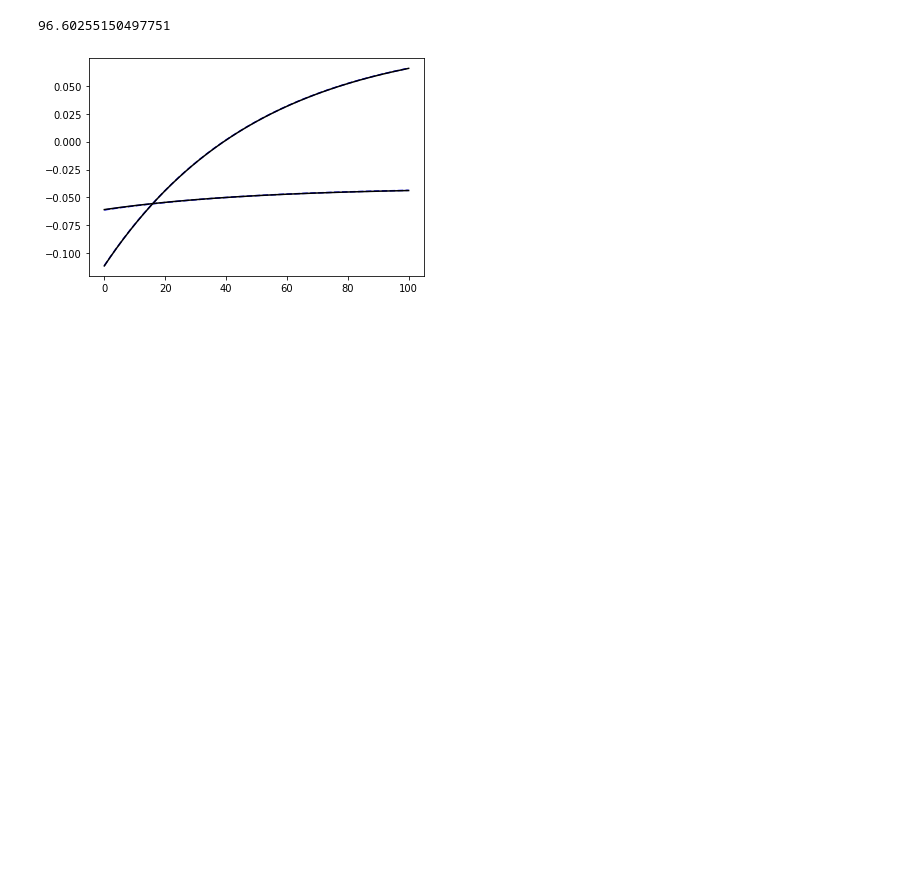
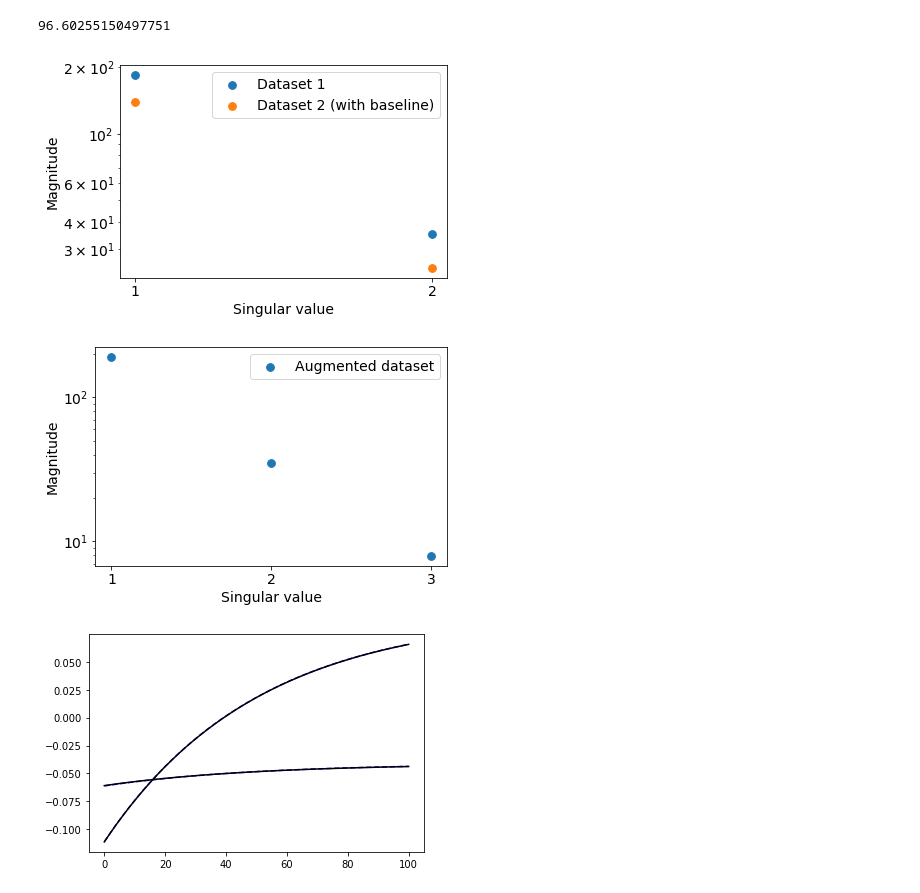
Before and after one commit to dmadea/Jupyter-Tutorials, a Jupyter notebook: Photoreaction kinetics/baseline_effects.ipynb, the cells around one changed output. Saved outputs shown, nothing was run; the diff lists cells and outputs as text; code cells hidden in the pictures; blank space fills up the shorter version.

```diff
--- a/Photoreaction kinetics/baseline_effects.ipynb
+++ b/Photoreaction kinetics/baseline_effects.ipynb
@@ -126,6 +164,30 @@ SVD_power(D_mix)
 [figure]
 [figure]
 96.60255150497751
+# %%
+plt.scatter(np.arange(1, Sr.shape[0]+1,1), Sr, label='Dataset 1', s=60)
+plt.scatter(np.arange(1, Srb.shape[0]+1,1), Srb, label='Dataset 2 (with baseline)', s=60)
+plt.xlabel('Singular value')
+plt.ylabel('Magnitude')
+plt.xticks([1, 2])
+plt.yscale('log')
+plt.legend()
+plt.tight_layout()
+plt.savefig('S_values.svg')
+plt.show()
+
+plt.scatter(np.arange(1, Srm.shape[0]+1,1), Srm, label='Augmented dataset', s=60)
+plt.xlabel('Singular value')
+plt.ylabel('Magnitude')
+plt.xticks([1, 2, 3])
+plt.yscale('log')
+plt.legend()
+plt.tight_layout()
+plt.savefig('S_values_mix.svg')
+plt.show()
+# %% [output]
+[figure, added]
+[figure, added]
 # %%
 plt.plot(times, Ur, 'b', ls='--')
 plt.plot(times, Urb, 'k')
```
Also changed, not shown: parts of 6 cells of this notebook.
